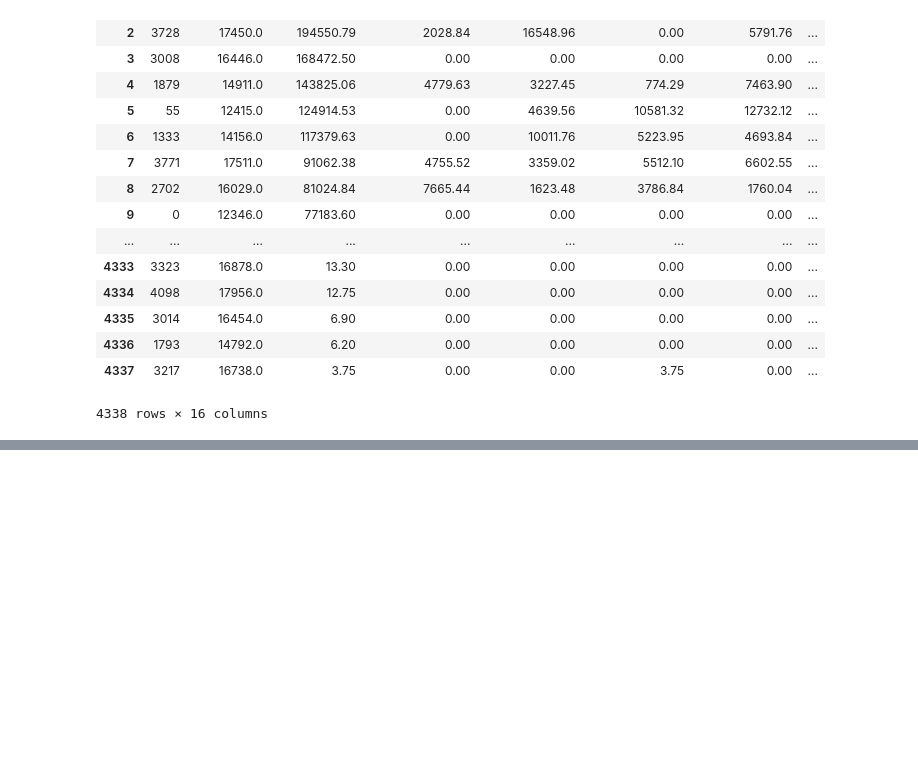
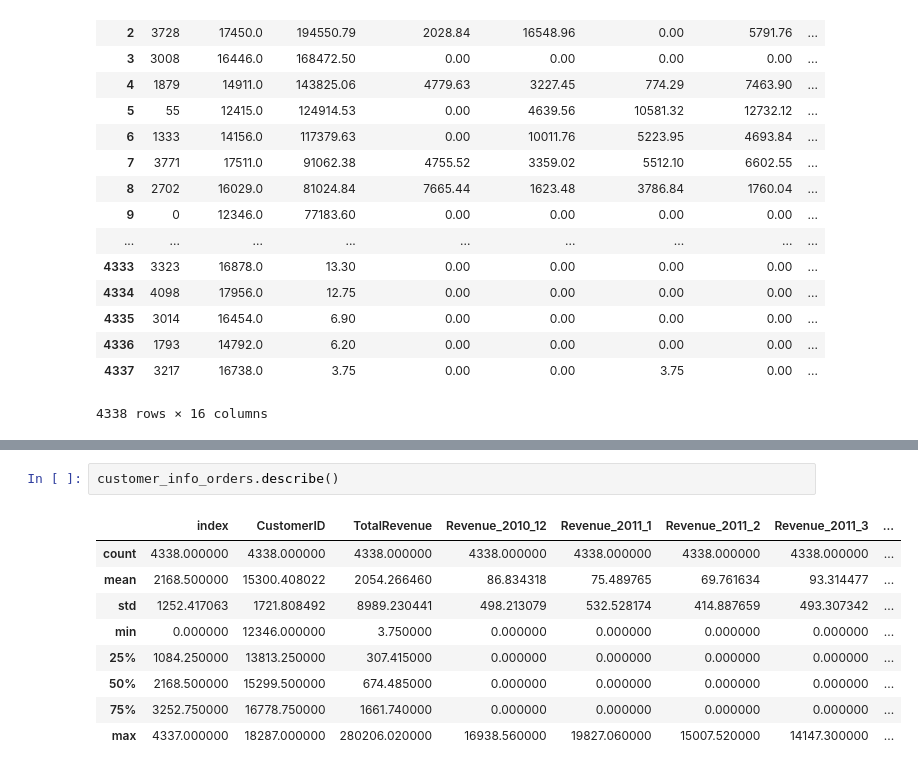
Before and after one commit to leexa90/E-commece-Data-Science, a Jupyter notebook: Untitled.ipynb, the cells around one changed output, grey strips where cells are left out. Drawn from its saved outputs; the diff is of its cells as text; blank space fills up the shorter version.

```diff
--- a/Untitled.ipynb
+++ b/Untitled.ipynb
@@ -226,0 +246,12 @@ gc.collect()
+# %%
+customer_info_orders.describe()
+# %% [output]
+|  | index | CustomerID | TotalRevenue | Revenue_2010_12 | Revenue_2011_1 | Revenue_2011_2 | Revenue_2011_3 | ... |
+| count | 4338.000000 | 4338.000000 | 4338.000000 | 4338.000000 | 4338.000000 | 4338.000000 | 4338.000000 | ... |
+| mean | 2168.500000 | 15300.408022 | 2054.266460 | 86.834318 | 75.489765 | 69.761634 | 93.314477 | ... |
+| std | 1252.417063 | 1721.808492 | 8989.230441 | 498.213079 | 532.528174 | 414.887659 | 493.307342 | ... |
+| min | 0.000000 | 12346.000000 | 3.750000 | 0.000000 | 0.000000 | 0.000000 | 0.000000 | ... |
+| 25% | 1084.250000 | 13813.250000 | 307.415000 | 0.000000 | 0.000000 | 0.000000 | 0.000000 | ... |
+| 50% | 2168.500000 | 15299.500000 | 674.485000 | 0.000000 | 0.000000 | 0.000000 | 0.000000 | ... |
+| 75% | 3252.750000 | 16778.750000 | 1661.740000 | 0.000000 | 0.000000 | 0.000000 | 0.000000 | ... |
+| max | 4337.000000 | 18287.000000 | 280206.020000 | 16938.560000 | 19827.060000 | 15007.520000 | 14147.300000 | ... |
```
Also changed, not shown: parts of 18 cells of this notebook.
